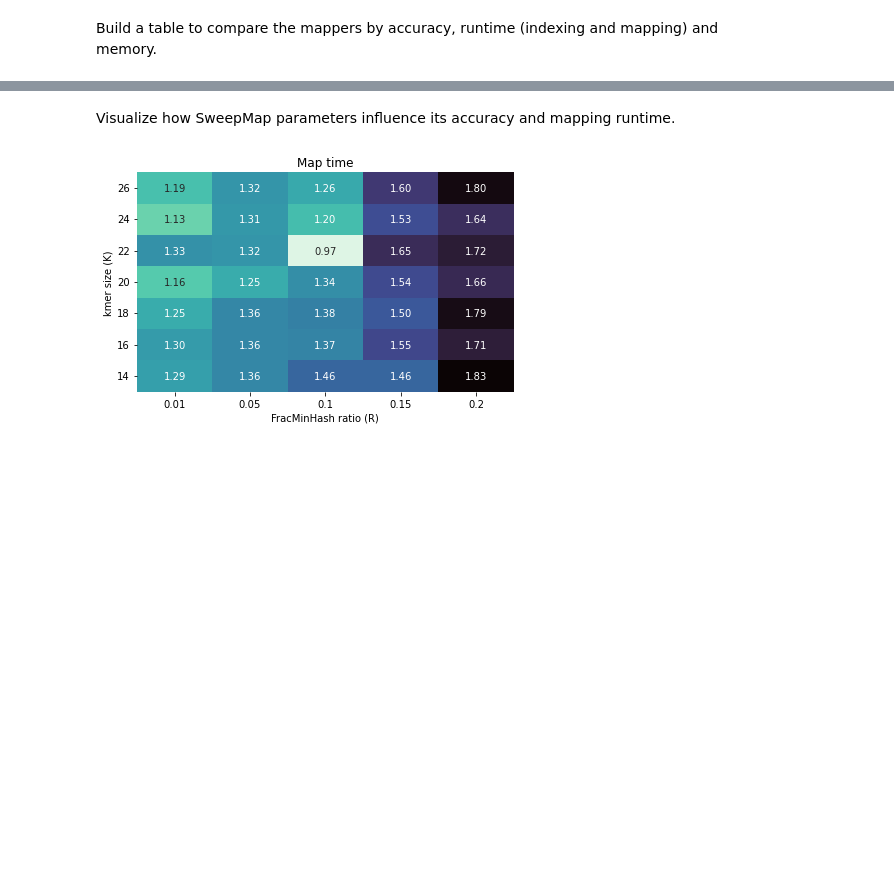
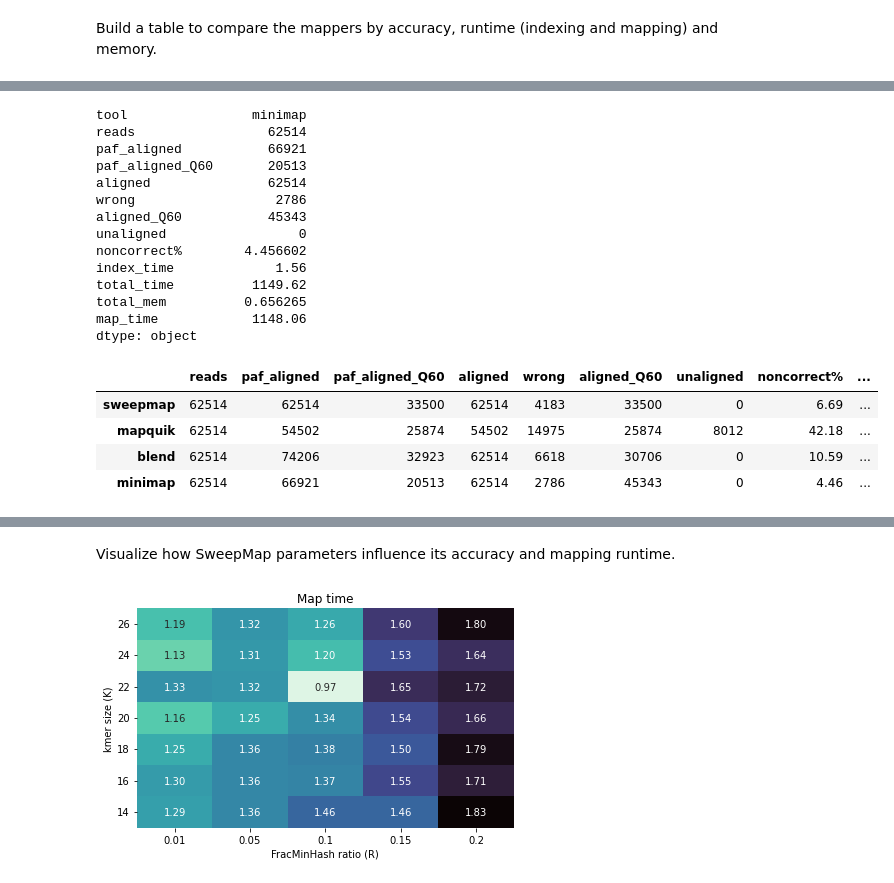
Before and after one commit to pesho-ivanov/shmap, a Jupyter notebook: evals/compare.ipynb, the cells around one changed output, grey strips where cells are left out. Saved outputs shown, nothing was run; the diff lists cells and outputs as text; code cells hidden in the pictures; blank space fills up the shorter version.

```diff
--- a/evals/compare.ipynb
+++ b/evals/compare.ipynb
@@ -54,6 +54,14 @@ def read_eval(eval_file, total_reads):
 # %% [markdown]
 Build a table to compare the mappers by accuracy, runtime (indexing and mapping) and memory.
 # %%
+tools = ['sweepmap', 'mapquik', 'blend', 'minimap'] #, 'winnowmap'] #'sweepmap-slow',
+experiments = [
+    ('t2tChrY', 't2tChrY-a0.99-d10-l10000'),
+    ('chm13', 'chm13-a0.99-d0.1-l10000'),
+    ('chm13', 'HG002_24kb'),
+    ('t2tChrY', 't2tChrY-a0.99-d1-l24000'),
+]
+
 def get_comparison_table(refname, experiment, tools):
     alldf = pd.DataFrame()
     alldf.name = experiment
@@ -62,56 +70,27 @@ def get_comparison_table(refname, experiment, tools):
     rows = []  # list of Series to be converted to DataFrame
     for tool in tools:
         d = Path("out") / experiment / tool / tool
-        paf_file = d.with_suffix('.paf')
-        eval_file = d.with_suffix('.eval')
-        if paf_file.exists():
-            paf_aligned, paf_aligned_Q60 = read_paf(paf_file)
-            total_reads = len(reads)
-            row = pd.Series({
-                'tool': tool,
-                'paf_aligned': paf_aligned,
-                'paf_aligned_Q60': paf_aligned_Q60,
-            })
-            try:
-                unaligned, aligned, misaligned, issue_perc, aligned_Q60, wrong_Q60 = read_eval(eval_file, total_reads)
-                assert(unaligned == -1 or total_reads == unaligned + aligned)
-                newargs = pd.Series({
-                    'reads': total_reads,
-                    'unaligned': unaligned,
-                    'aligned': aligned,
-                    'misaligned': misaligned,
-                    'wrong %': issue_perc,
-                    'aligned Q60': aligned_Q60,
-                    'wrong Q60': wrong_Q60
-                })
-                row = pd.concat([row, newargs])
-            except Exception as e:
-                print(f"An error occurred while reading {eval_file}: {e}")
-
-            #index_time, map_time, index_mem, total_mem  = read_times(d)
-            row = pd.concat([row, pd.Series(read_times(d))])
-
-            rows.append(row)
-        else:
-            print(f"File {paf_file} does not exist.")
+        row = pd.Series({
+            'tool': tool,
+            'reads': len(reads),
+        })
+        try:
+            row = pd.concat([row, read_paf(d)])                   # .paf
+            row = pd.concat([row, read_evals(d, row['reads'])])   # .eval
+            row = pd.concat([row, read_times(d)])                 # .time, .index.time
+        except Exception as e:
+            print(f"An error occurred while reading evals: {e}")
+        rows.append(row)
     alldf = pd.DataFrame(rows)
-    #alldf = alldf.set_index('tool')
+    alldf = alldf.set_index('tool')
     alldf.index.name = None
     return alldf
 
-tools = ['sweepmap', 'mapquik', 'blend', 'minimap'] #, 'winnowmap'] #'sweepmap-slow',
-experiments = [
-    ('t2tChrY', 't2tChrY-a0.99-d10-l10000'),
-    ('chm13', 'chm13-a0.99-d0.1-l10000'),
-    ('chm13', 'HG002_24kb'),
-    ('t2tChrY', 't2tChrY-a0.99-d1-l24000'),
-]
 latex = ""
 #display(HTML(css))
 for refname, data in experiments:
     df = get_comparison_table(refname, data, tools).round(2)
     css = """ <style> table { font-family: "Courier New", Courier, monospace; } </style> """
-    #df = df.drop(columns=['aligned', 'idx (GB)'])
     display(df)
     df = df.astype(str).map(lambda x: x.rstrip('0').rstrip('.') if '.' in x else x)
     latex += df.to_latex(escape=True, label=f'tab:{refname}', caption=data)
@@ -122,0 +143,19 @@ SyntaxError: expected 'except' or 'finally' block (3727702031.py, line 34)
+tool                minimap
+reads                 62514
+paf_aligned           66921
+paf_aligned_Q60       20513
+aligned               62514
+wrong                  2786
+aligned_Q60           45343
+unaligned                 0
+noncorrect%        4.456602
+index_time             1.56
+total_time          1149.62
+total_mem          0.656265
+map_time            1148.06
+dtype: object
+|  | reads | paf_aligned | paf_aligned_Q60 | aligned | wrong | aligned_Q60 | unaligned | noncorrect% | ... |
+| sweepmap | 62514 | 62514 | 33500 | 62514 | 4183 | 33500 | 0 | 6.69 | ... |
+| mapquik | 62514 | 54502 | 25874 | 54502 | 14975 | 25874 | 8012 | 42.18 | ... |
+| blend | 62514 | 74206 | 32923 | 62514 | 6618 | 30706 | 0 | 10.59 | ... |
+| minimap | 62514 | 66921 | 20513 | 62514 | 2786 | 45343 | 0 | 4.46 | ... |
```
Also changed, not shown: parts of 3 cells of this notebook.
